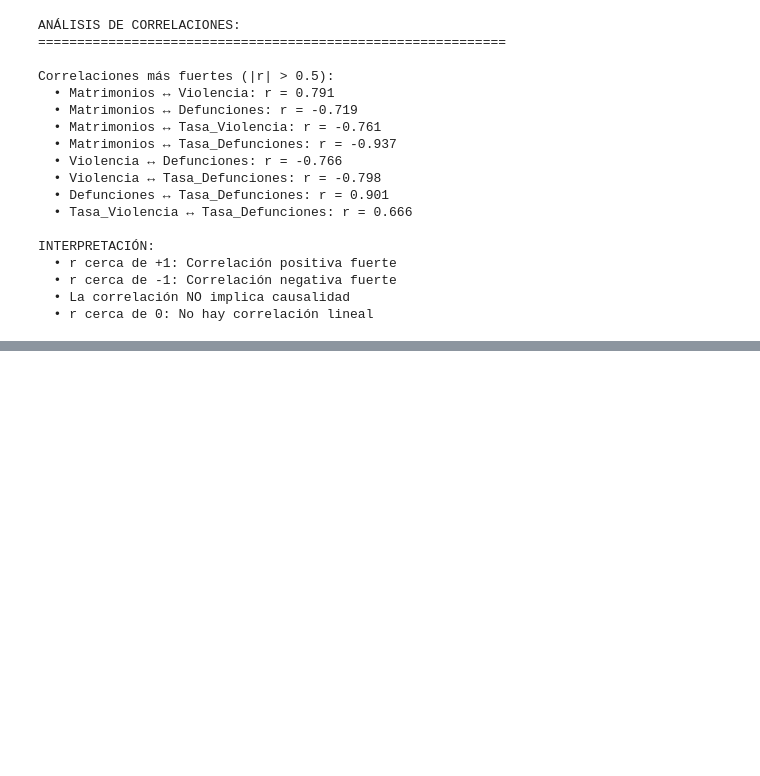
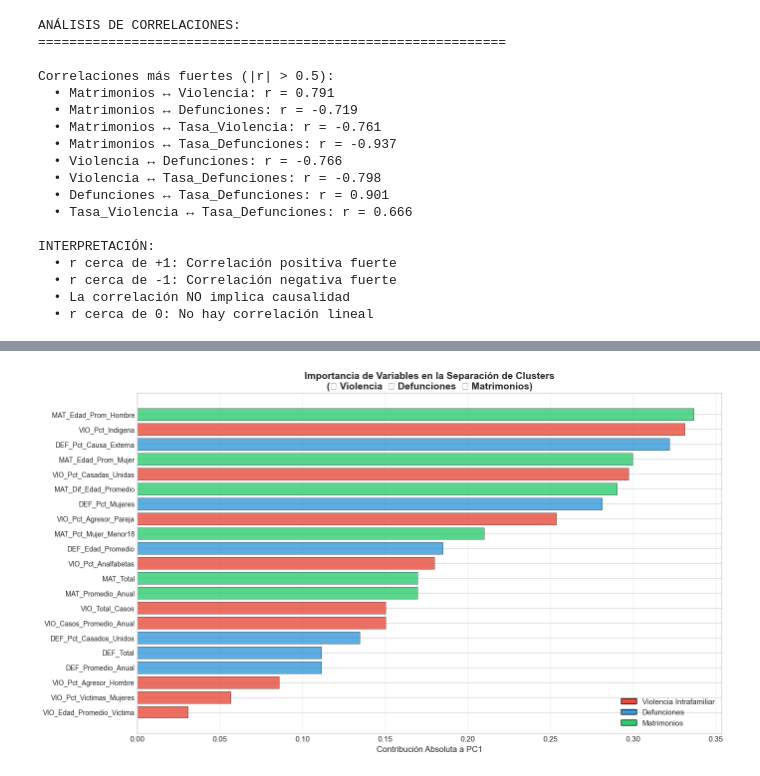
Before and after one commit to FerAHMz/proy1-md, a Jupyter notebook: caso_base.ipynb, the cells around one changed output, grey strips where cells are left out. Drawn from its saved outputs; the diff is of its cells as text; code cells hidden in the pictures; blank space fills up the shorter version.

```diff
--- a/caso_base.ipynb
+++ b/caso_base.ipynb
@@ -3450,0 +3559,99 @@ NOTA IMPORTANTE:
+# %%
+# ============================================================================
+# IMPORTANCIA DE VARIABLES + CONCLUSIONES
+# ============================================================================
+print("="*100)
+print("F-Alt.6: IMPORTANCIA DE VARIABLES EN EL CLUSTERING")
+print("="*100)
+
+# Analizar qué variables contribuyen más a la separación de clusters
+# Usando los componentes de PCA
+print("\n1. CONTRIBUCIÓN DE CADA VARIABLE A LOS COMPONENTES PRINCIPALES:")
+print("-"*80)
+
+loadings = pd.DataFrame(
+    pca_alt.components_.T,
+    columns=['PC1', 'PC2'],
+    index=cols_features
+)
+
+# Ordenar por contribución absoluta a PC1
+loadings['Abs_PC1'] = loadings['PC1'].abs()
+loadings_sorted = loadings.sort_values('Abs_PC1', ascending=False)
+
+print(f"\n{'Variable':<40s}  {'PC1':>8s}  {'PC2':>8s}  {'Importancia':>12s}")
+print(f"{'-'*70}")
+for idx, row in loadings_sorted.iterrows():
+    importancia = (row['Abs_PC1'] / loadings['Abs_PC1'].sum()) * 100
+    barra = "█" * int(importancia)
+    print(f"  {idx:<38s}  {row['PC1']:>7.3f}  {row['PC2']:>7.3f}  {importancia:>5.1f}% {barra}")
+
+# Visualizar importancia
+fig, ax = plt.subplots(figsize=(14, 8))
+
+# Barplot horizontal de contribución a PC1 (ordena por importancia)
+colores_barras = []
+for col in loadings_sorted.index:
+    if col.startswith('VIO_'):
+        colores_barras.append('#E74C3C')  # Rojo para violencia
+    elif col.startswith('DEF_'):
+        colores_barras.append('#3498DB')  # Azul para defunciones
+    elif col.startswith('MAT_'):
+        colores_barras.append('#2ECC71')  # Verde para matrimonios
+    else:
+        colores_barras.append('#95A5A6')
+
+ax.barh(range(len(loadings_sorted)), loadings_sorted['Abs_PC1'],
+        color=colores_barras, edgecolor='black', linewidth=0.5, alpha=0.8)
+
+ax.set_yticks(range(len(loadings_sorted)))
+ax.set_yticklabels(loadings_sorted.index, fontsize=10)
+ax.set_xlabel('Contribución Absoluta a PC1', fontsize=12)
+ax.set_title('Importancia de Variables en la Separación de Clusters\n(🔴 Violencia  🔵 Defunciones  🟢 Matrimonios)',
+             fontsize=14, fontweight='bold')
+ax.grid(True, alpha=0.3, axis='x')
+ax.invert_yaxis()
+
+# Leyenda manual
+from matplotlib.patches import Patch
+legend_elements = [
+    Patch(facecolor='#E74C3C', edgecolor='black', label='Violencia Intrafamiliar'),
+    Patch(facecolor='#3498DB', edgecolor='black', label='Defunciones'),
+    Patch(facecolor='#2ECC71', edgecolor='black', label='Matrimonios')
+]
+ax.legend(handles=legend_elements, loc='lower right', fontsize=11)
+
+plt.tight_layout()
+plt.show()
+
+# ============================================================================
+# CONCLUSIONES FINALES
+# ============================================================================
+print("\n" + "="*100)
+print("CONCLUSIONES DEL CLUSTERING POR VARIABLES CLAVE SOCIODEMOGRÁFICAS")
+print("="*100)
+
+print(f"""
+RESUMEN DEL ANÁLISIS:
+  • Se identificaron {k_final_alt} clusters de departamentos con perfiles similares
+  • Se usaron {len(cols_features)} variables clave de 3 datasets:
+    - Violencia Intrafamiliar: perfil de víctimas y agresores
+    - Defunciones: características demográficas de fallecidos
+    - Matrimonios: edades y características de contrayentes
+  • Silhouette Score: {sil_final_alt:.4f}
+  • Varianza explicada por PCA (2D): {sum(pca_alt.explained_variance_ratio_)*100:.1f}%
+
+
+UTILIDAD PRÁCTICA:
+  • Identificar departamentos con necesidades similares para políticas públicas
+  • Detectar patrones de riesgo que conectan violencia, defunciones y matrimonios
+  • Focalizar intervenciones según el perfil sociodemográfico de cada grupo
+""")
+
+# Resumen compacto por cluster
+print("RESUMEN COMPACTO:")
+print("-"*80)
+for cl in range(k_final_alt):
+    deptos = sorted(df_perfil_depto[df_perfil_depto['Cluster'] == cl]['Departamento'].tolist())
+    print(f"\n  Cluster {cl}: {', '.join(deptos)}")
+# %% [output]
@@ -3450,0 +3675 @@ NOTA IMPORTANTE:
+[figure, added]
```
Also changed, not shown: parts of 33 cells of this notebook.
